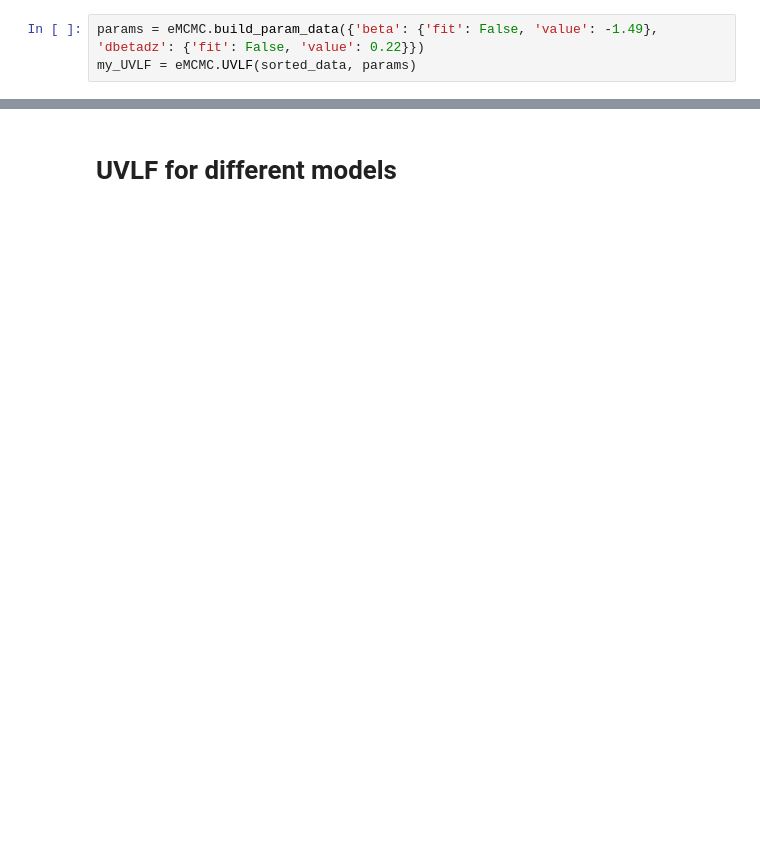
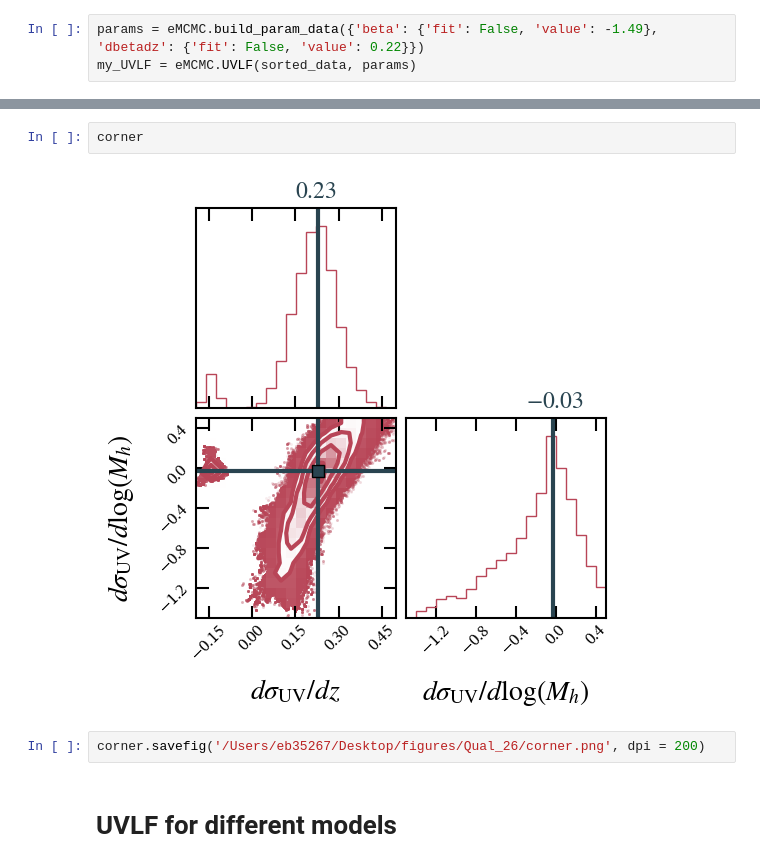
Before and after one commit to ebregou/modeling_stochasticity, a Jupyter notebook: notebooks/make_polished_plots/qual_draft.ipynb, the cells around one changed output, grey strips where cells are left out. Drawn from its saved outputs; the diff is of its cells as text; blank space fills up the shorter version.

```diff
--- a/notebooks/make_polished_plots/qual_draft.ipynb
+++ b/notebooks/make_polished_plots/qual_draft.ipynb
@@ -18,2 +56,8 @@ no_m_ev = [0.49, -0.02, 11.76, -0.04, -1.34, -0.12, 0.53, 0.24, 0, 0.67]
+# %%
+corner
+# %% [output]
+[figure, added]
+# %%
+corner.savefig('/Users/eb35267/Desktop/figures/Qual_26/corner.png', dpi = 200)
 # %% [markdown]
 # UVLF for different models
```
Also changed, not shown: parts of 36 cells of this notebook, 17 other files.
